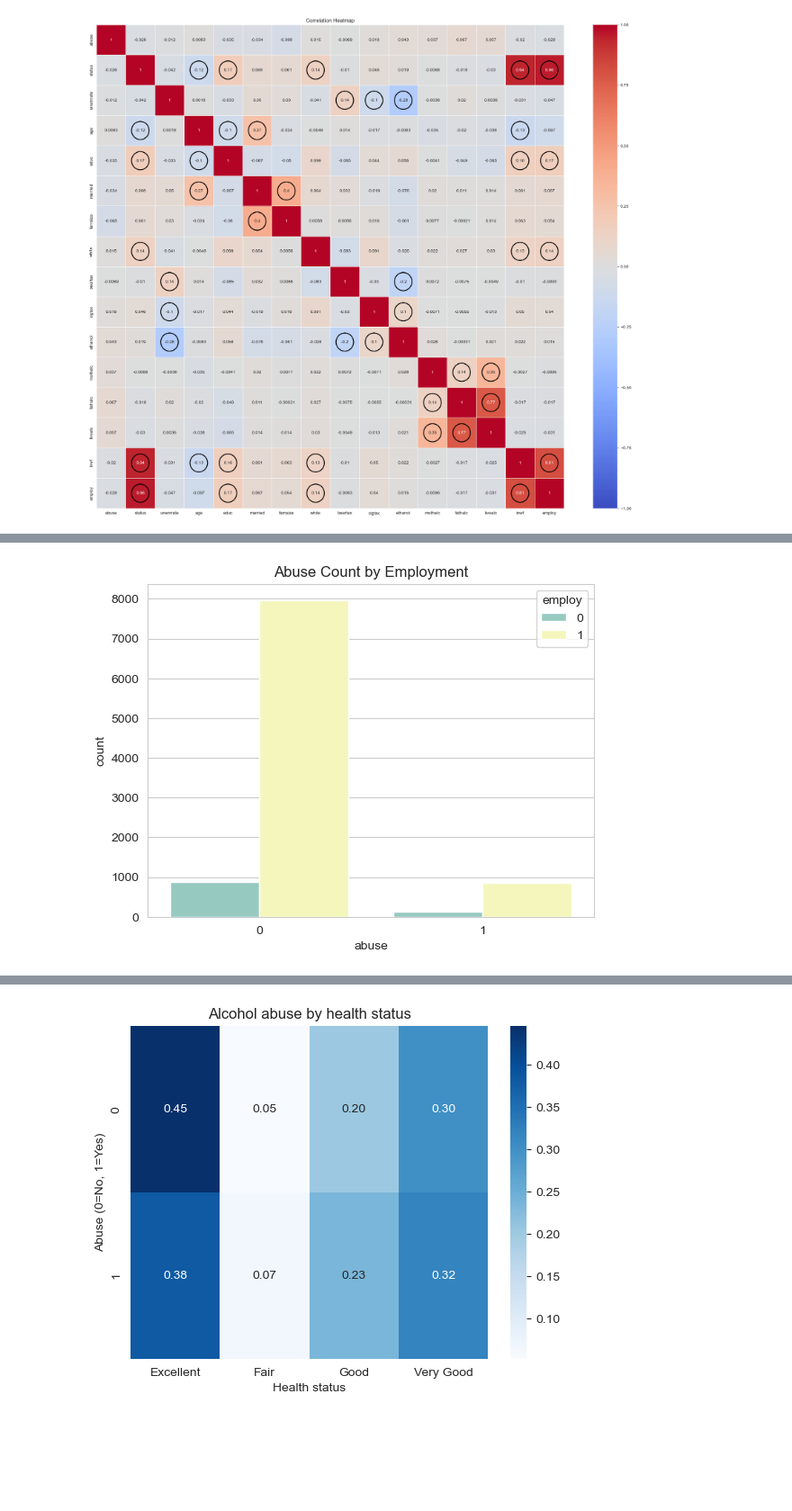
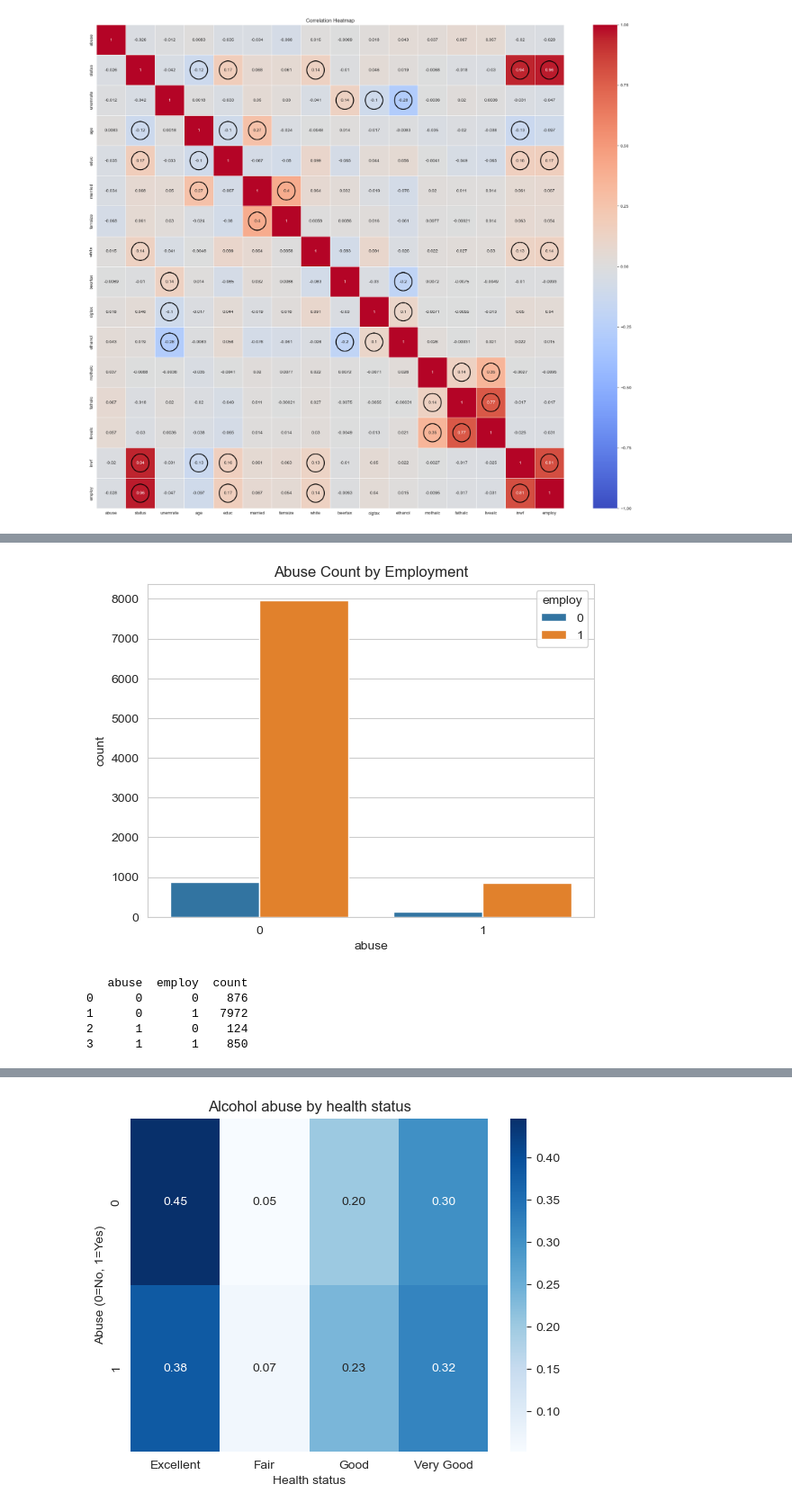
Before and after one commit to RPChinhara/alcohol_abuse_employment, a Jupyter notebook: main.ipynb, the cells around one changed output, grey strips where cells are left out. Shown at 90% size. Cells and saved outputs as stored; diff of their text form; code cells hidden in the pictures; blank space fills up the shorter version.

```diff
--- a/main.ipynb
+++ b/main.ipynb
@@ -77,6 +68,14 @@ plt.show()
 # %%
-sns.countplot(x='abuse', hue='employ', data=data)
+sns.countplot(x=data['abuse'], hue=data['employ'])
 plt.title('Abuse Count by Employment')
 plt.show()
+
+counts = data.groupby(['abuse', 'employ']).size().reset_index(name='count')
+print(counts)
 # %% [output]
-[figure, old version]
+[figure, new version]
+   abuse  employ  count
+0      0       0    876
+1      0       1   7972
+2      1       0    124
+3      1       1    850
```
Also changed, not shown: parts of 22 cells of this notebook.
